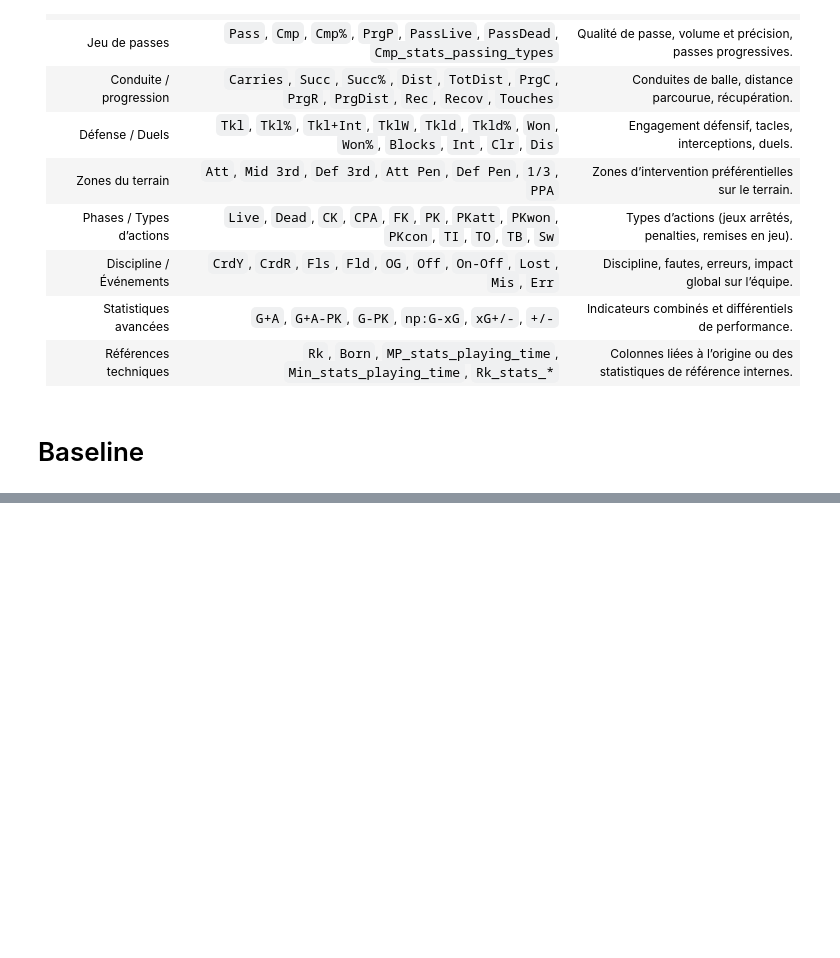
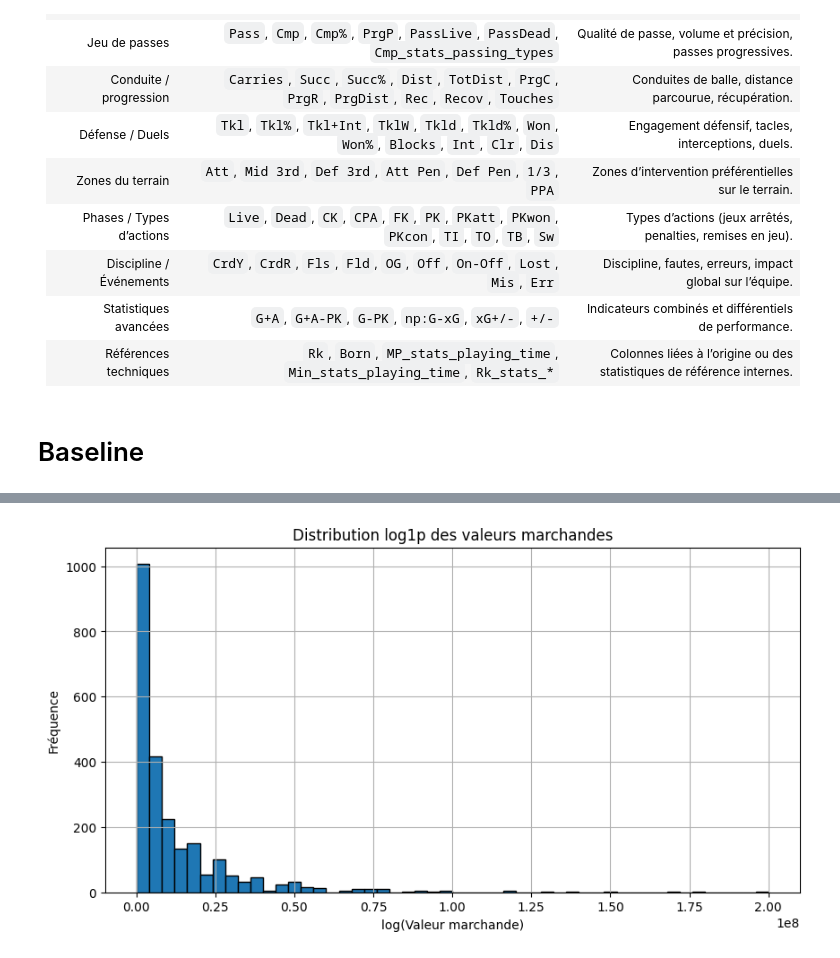
Before and after one commit to iReepr/ML-Project, a Jupyter notebook: Exercice6.ipynb, the cells around one changed output, grey strips where cells are left out. Cells and saved outputs as stored; diff of their text form; code cells hidden in the pictures; blank space fills up the shorter version.

```diff
--- a/Exercice6.ipynb
+++ b/Exercice6.ipynb
@@ -66,10 +73,34 @@ data['club_contract_valid_until'] = data['club_contract_valid_until'].dt.year
-# %%
-data["years_left"] = data["club_contract_valid_until"].astype(float) - 2025
-data.drop(columns=["club_contract_valid_until"], inplace=True)
-data = pd.get_dummies(data, columns=["Pos"], prefix="Pos", drop_first=True)
+# %%
+from datetime import datetime
+import pandas as pd
+
+def extract_year(val):
+    try:
+        # Si c'est une année au format "2027", convertir directement
+        if str(val).isdigit():
+            return int(val)
+        # Essayer de parser une date complète (ex: "Jun 30, 2025")
+        date = pd.to_datetime(val, errors='coerce')
+        if pd.isna(date):
+            return None
+        return date.year
+    except:
+        return None
+
+# Appliquer la fonction à chaque ligne
+data['contract_year'] = data['club_contract_valid_until'].apply(extract_year)
+
+current_year = 2025
+data['years_left'] = data['contract_year'] - current_year
+data.drop(columns=['club_contract_valid_until', 'contract_year'], inplace=True)
+data.dropna(subset=['years_left'], inplace=True)
 # %%
 columns_to_drop = [col for col in data.columns if "Age" in col]
 data.drop(columns=columns_to_drop, inplace=True)
+# %%
+data = data.assign(Pos=data["Pos"].str.split(",")).explode("Pos").reset_index(drop=True)
+# %%
+data = pd.get_dummies(data, columns=["Pos","continent"], prefix=["Pos","continent"], drop_first=True)
 # %%
 cols_to_drop_90 = [
     col for col in data.columns
@@ -358,0 +493,13 @@ Nombre de variables (num + dummies) : 30
+# %%
+import matplotlib.pyplot as plt
+import numpy as np
+
+plt.figure(figsize=(10, 5))
+plt.hist(data['market_value'], bins=50, edgecolor='black')
+plt.title("Distribution log1p des valeurs marchandes")
+plt.xlabel("log(Valeur marchande)")
+plt.ylabel("Fréquence")
+plt.grid(True)
+plt.show()
+# %% [output]
+[figure, added]
```
Also changed, not shown: parts of 42 cells of this notebook.
